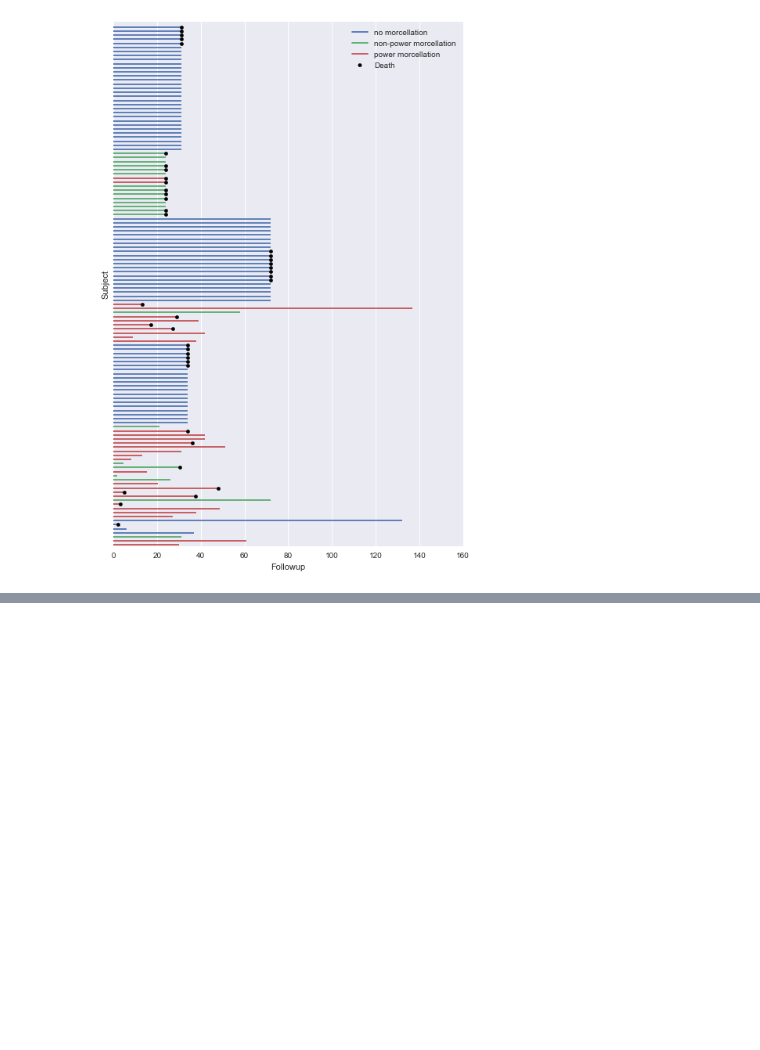
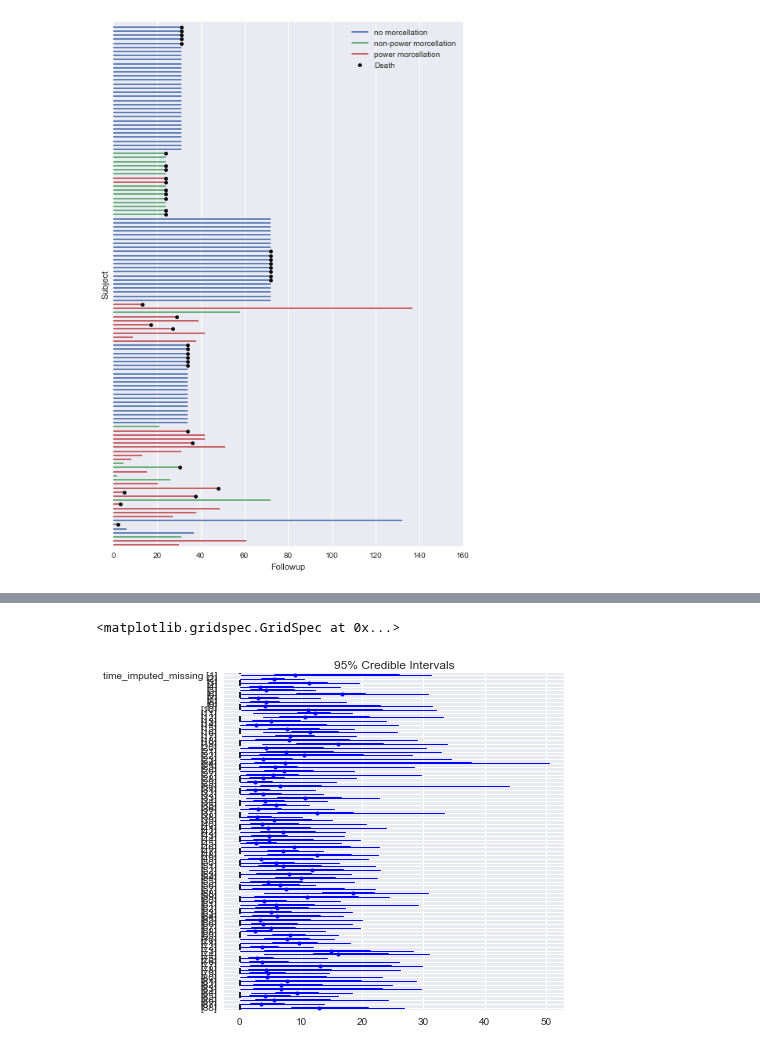
Before and after one commit to VanderbiltPopHealthSci/uterine_fibroids_MA, a Jupyter notebook: Key Question 4 Meta-analysis.ipynb, the cells around one changed output, grey strips where cells are left out. Cells and saved outputs as stored; diff of their text form; code cells hidden in the pictures; blank space fills up the shorter version.

```diff
--- a/Key Question 4 Meta-analysis.ipynb
+++ b/Key Question 4 Meta-analysis.ipynb
@@ -396,0 +267,5 @@ ax.legend(loc=1);
+# %%
+forestplot(trace, varnames=['time_imputed_missing'])
+# %% [output]
+<matplotlib.gridspec.GridSpec at 0x...>
+[figure, added]
```
Also changed, not shown: parts of 31 cells of this notebook.
